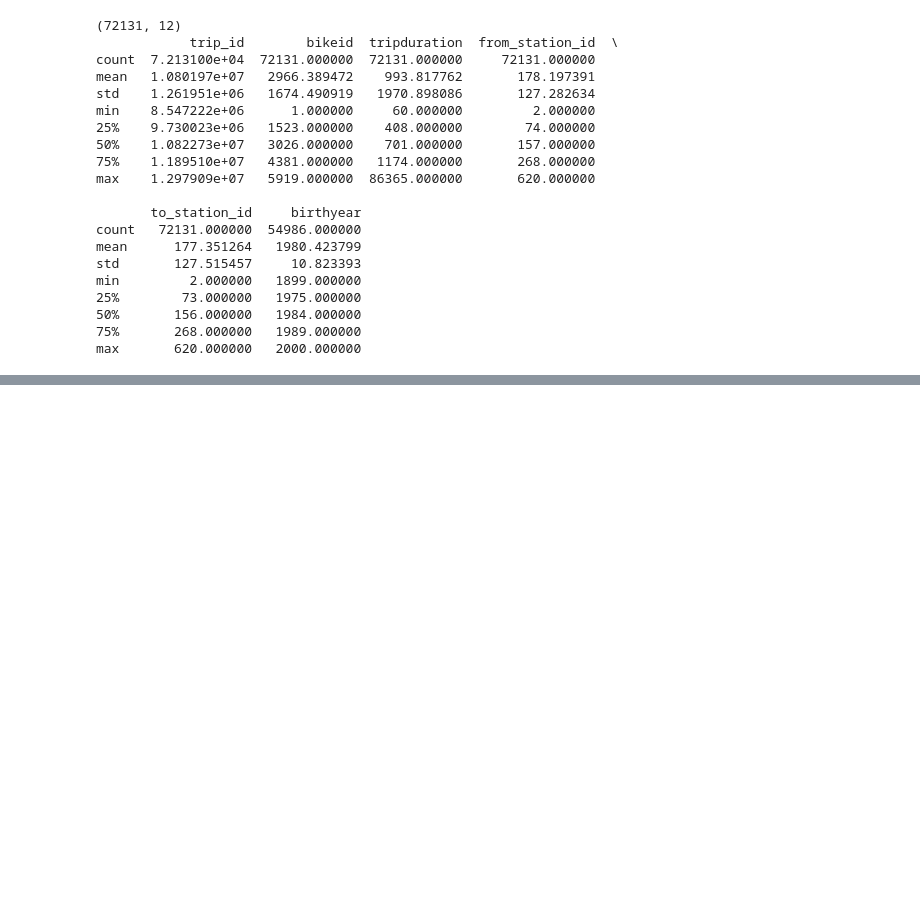
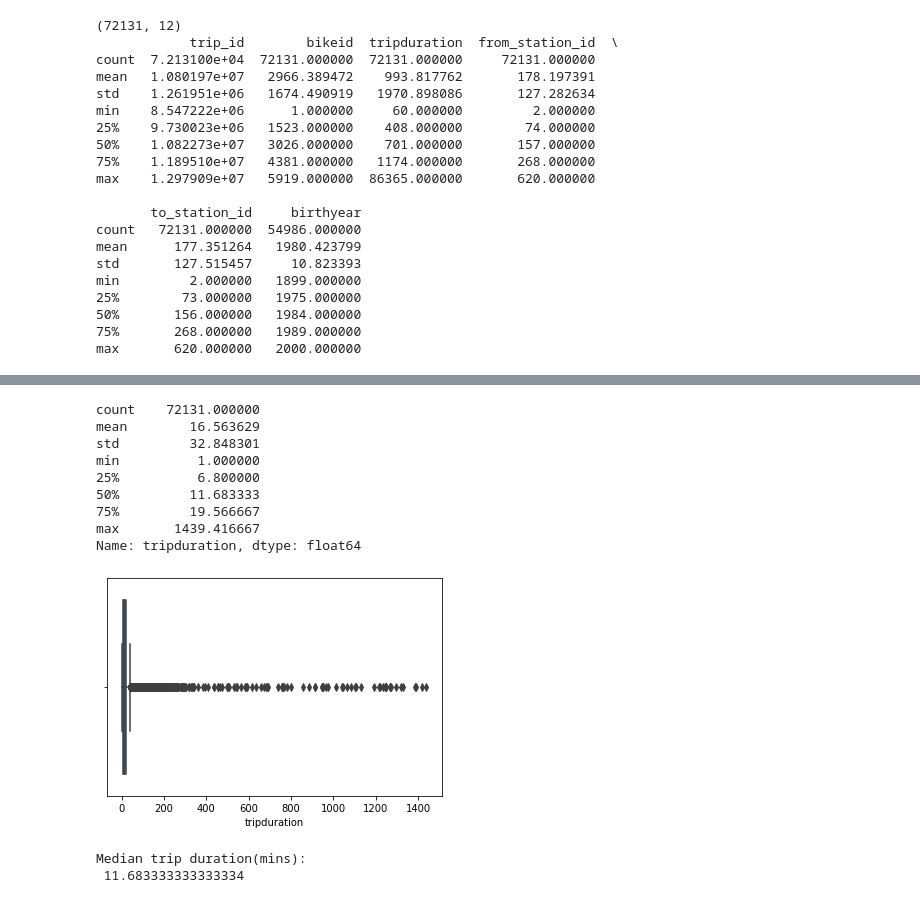
Before and after one commit to TrellixVulnTeam/bikeshare_project_W1CO, a Jupyter notebook: bikeshare_eda.ipynb, the cells around one changed output, grey strips where cells are left out. Drawn from its saved outputs; the diff is of its cells as text; code cells hidden in the pictures; blank space fills up the shorter version.

```diff
--- a/bikeshare_eda.ipynb
+++ b/bikeshare_eda.ipynb
@@ -45,0 +89,22 @@ max       620.000000   2000.000000
+# %%
+print(df['tripduration'].describe())
+
+sns.boxplot(x=df['tripduration'])
+plt.show()
+
+print('Median trip duration(mins):\n',df['tripduration'].median())
+
+#We have a few outliers so using the median will reduce the affect these have deciding a more accurate average.
+# %% [output]
+count    72131.000000
+mean        16.563629
+std         32.848301
+min          1.000000
+25%          6.800000
+50%         11.683333
+75%         19.566667
+max       1439.416667
+Name: tripduration, dtype: float64
+[figure, added]
+Median trip duration(mins):
+ 11.683333333333334
```
Also changed, not shown: parts of 16 cells of this notebook.
